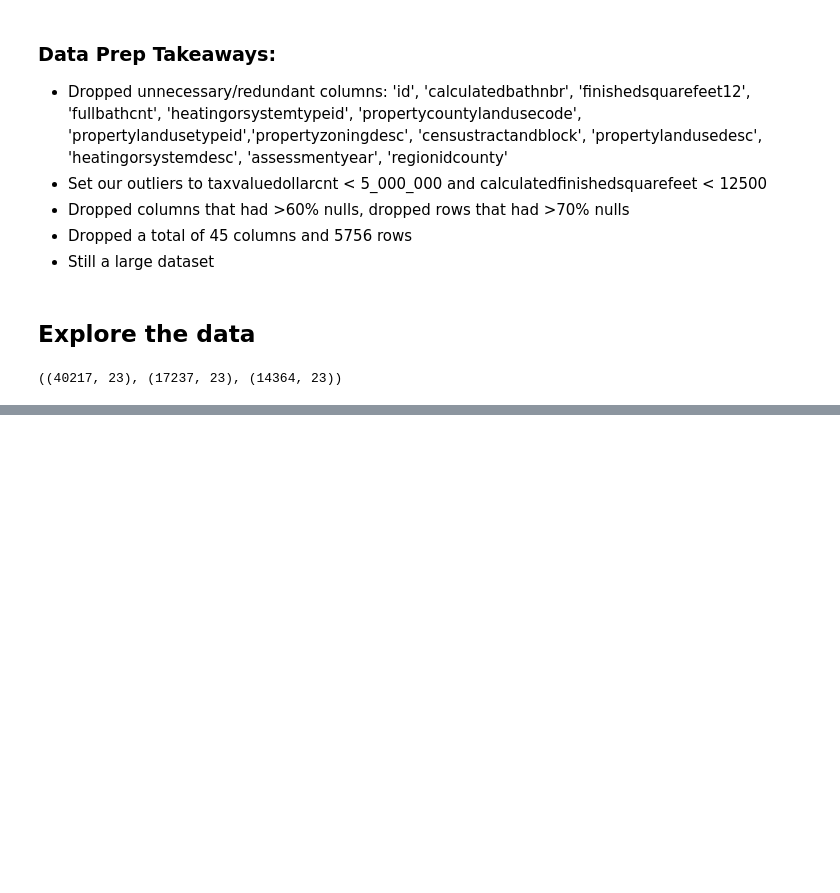
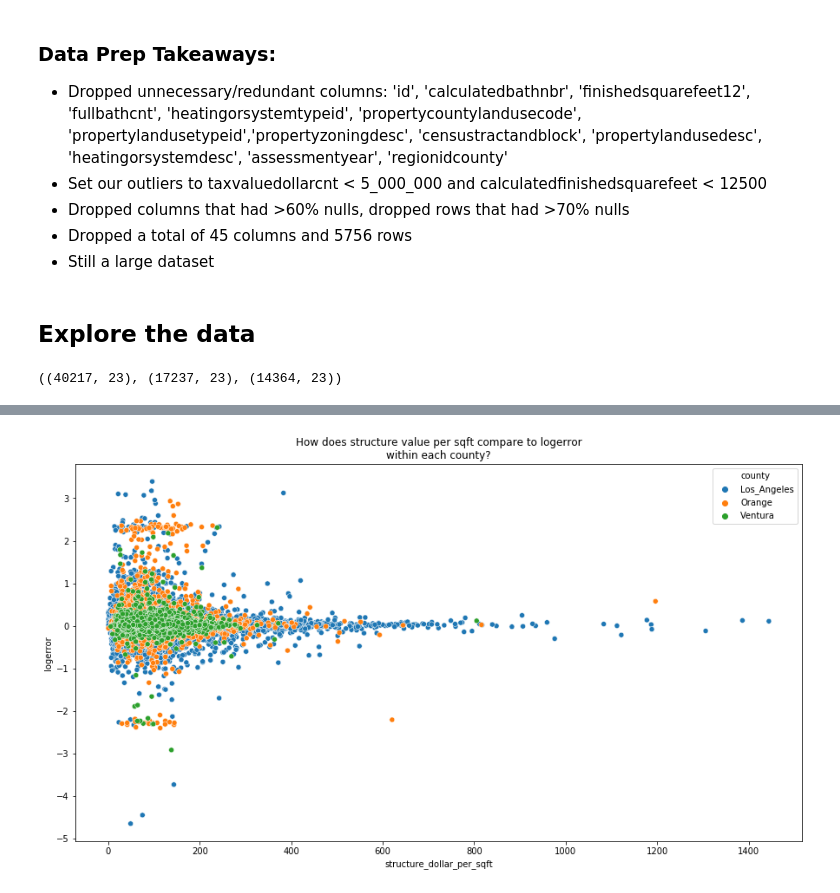
Before and after one commit to SKG-ZillowClusteringProject/zillow_clustering_project, a Jupyter notebook: SKG_Final_Notebook.ipynb, the cells around one changed output, grey strips where cells are left out. Cells and saved outputs as stored; diff of their text form; code cells hidden in the pictures; blank space fills up the shorter version.

```diff
--- a/SKG_Final_Notebook.ipynb
+++ b/SKG_Final_Notebook.ipynb
@@ -132,0 +143,6 @@ train.shape, validate.shape, test.shape
+# %%
+# Create some more-nuanced features
+
+df['structure_dollar_per_sqft'] = df.structure_value / df.sqft
+df['land_dollar_per_sqft'] = df.land_value / df.lot_sqft
+df['bed_bath_ratio'] = df.bedrooms / df.bathrooms
@@ -132,0 +176,10 @@ train.shape, validate.shape, test.shape
+# %%
+# Scatterplot to visualize how the homes' cost per sqft affects the logerror per county
+
+plt.rcParams['figure.figsize'] = (15.0, 8.0)
+sns.scatterplot(x='structure_dollar_per_sqft', y='logerror',
+               data=df, hue='county')
+plt.title("How does structure value per sqft compare to logerror\nwithin each county?")
+plt.show()
+# %% [output]
+[figure, added]
```
Also changed, not shown: parts of 9 cells of this notebook.
